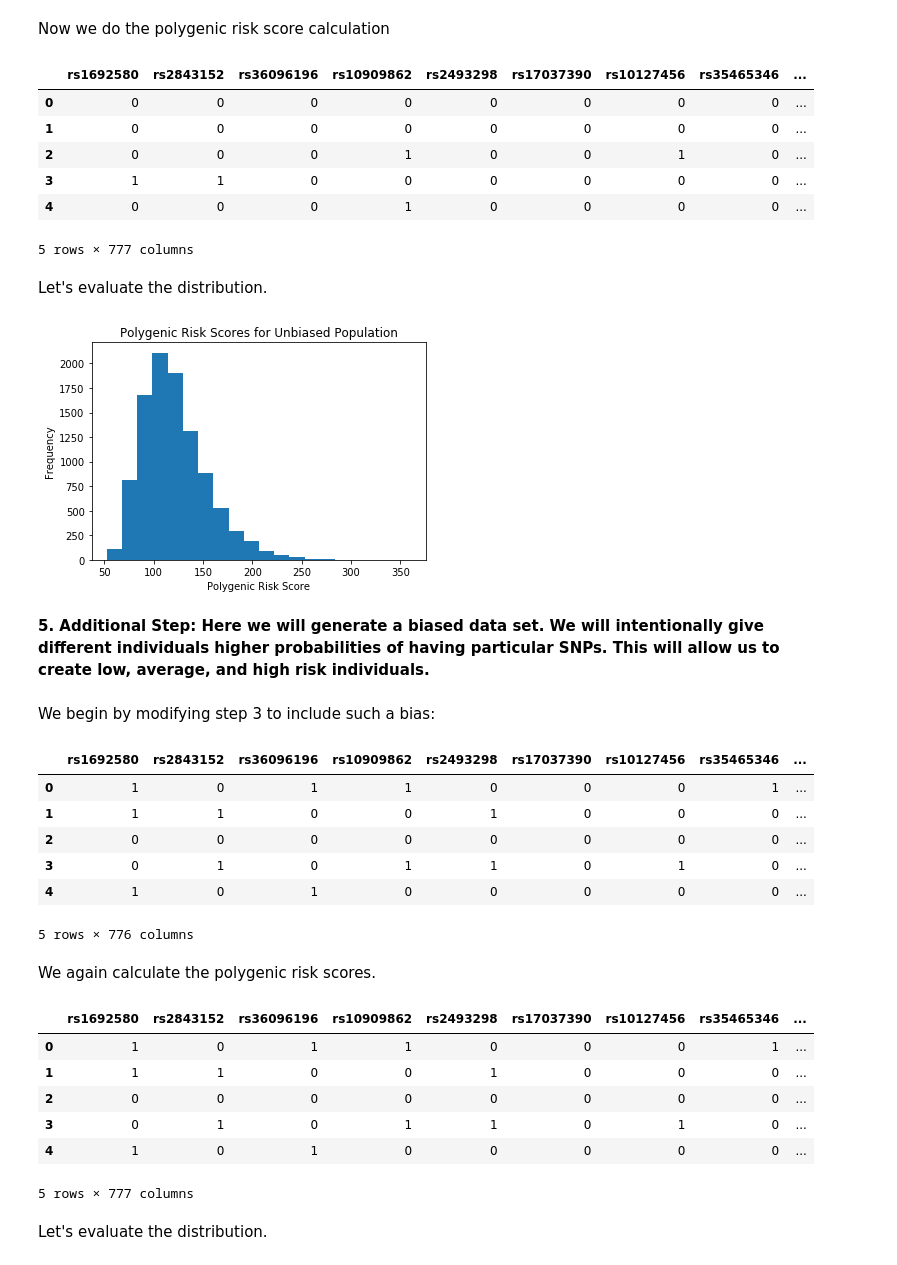
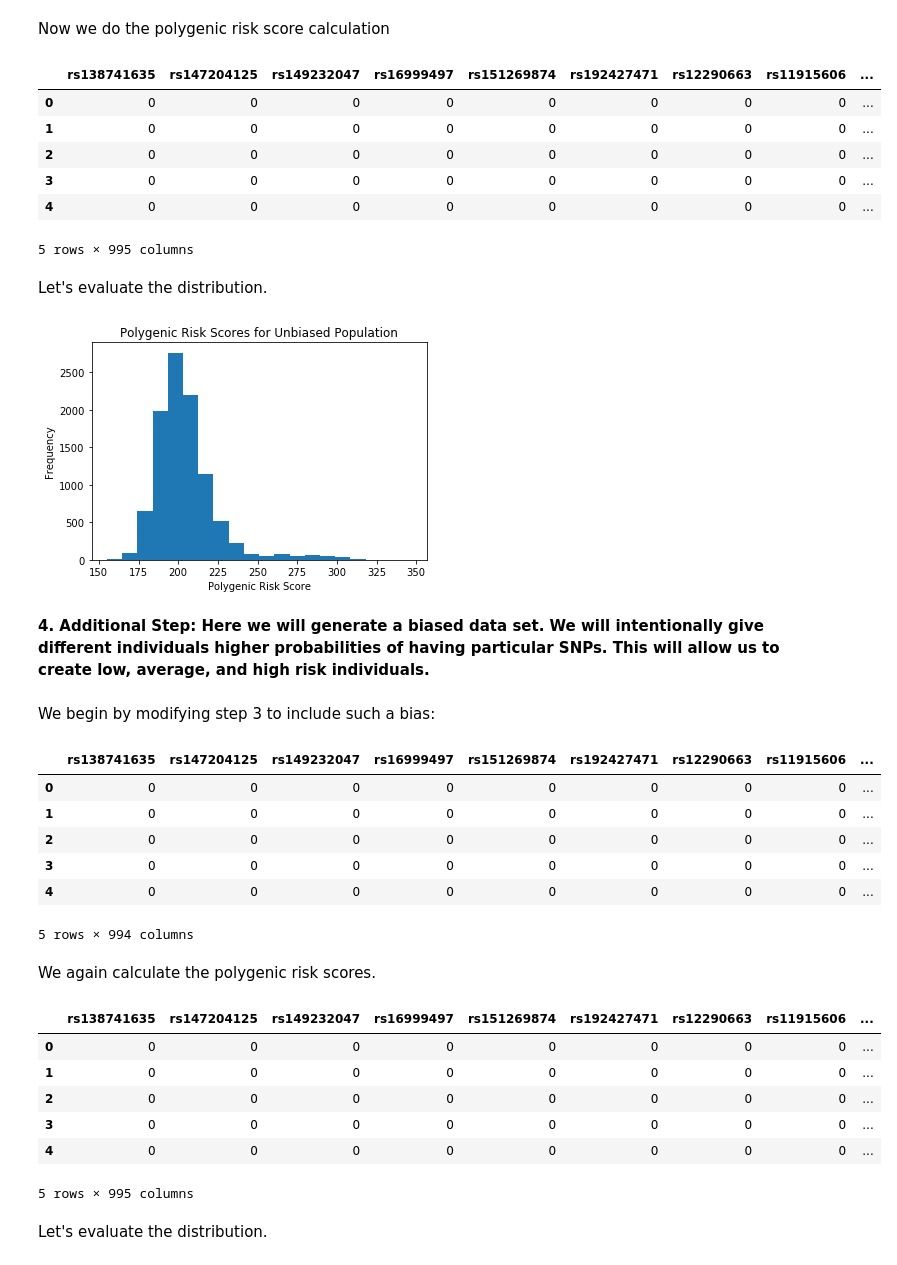
Before and after one commit to esanchez01/PredictingDisease, a Jupyter notebook: notebooks/Simulate_Data.ipynb, the cells around one changed output. Cells and saved outputs as stored; diff of their text form; code cells hidden in the pictures.

```diff
--- a/notebooks/Simulate_Data.ipynb
+++ b/notebooks/Simulate_Data.ipynb
@@ -11,7 +11,8 @@ Do to the fact that we were unable to acquire real individual-level SNP data wit
 # %% [markdown]
 **1. Let's begin by loading in a GWAS data set which was acquired from the GWAS Catalog (https://www.ebi.ac.uk/gwas/efotraits/EFO_0001645).**
 # %%
-coronary_heart = pd.read_csv('../testdata/gwas/gwas_simulate.tsv', sep="\t")
+coronary_heart = pd.read_csv('../testdata/gwas/gwas_simulate.csv')
 
 # Cleaning to include only SNPs with beta values
-coronary_heart = coronary_heart.dropna(subset=['OR or BETA'], axis=0)
+coronary_heart = coronary_heart.dropna(subset=['beta', 'effect_allele_frequency'], axis=0)
+coronary_heart = coronary_heart.drop_duplicates()
@@ -59,11 +23,11 @@ indiv_rows = []
 
 N = 10000
 for _ in range(N):
-    has_snps = (maf['Minor Allele Global Frequency']
+    has_snps = (coronary_heart['effect_allele_frequency']
                 .apply(lambda x: np.random.choice(a=[0,1], p=[1-x, x])))
     indiv_rows.append(has_snps.values)
 
-simulated_df = pd.DataFrame(indiv_rows, columns=maf['Variation ID'])
+simulated_df = pd.DataFrame(indiv_rows, columns=coronary_heart['variant_id'])
 simulated_df.columns.name = ''
 simulated_df.head()
 # %% [output]
@@ -85,7 +49,7 @@ Where $\beta_j$ is the beta score (weight) for the $j^{th}$ SNP, $SNP_{ij}$ is a
 # %% [markdown]
 These beta values are provided to us through the GWAS file loaded above. Let's sort them in the right order so that we can efficiently generate polygenic risk scores using some matrix algebra:
 # %%
-beta_dict = coronary_heart.set_index('SNPS')['OR or BETA'].to_dict()
+beta_dict = coronary_heart.set_index('variant_id')['beta'].to_dict()
 beta_values = np.array([beta_dict.get(x) for x in simulated_df.columns])
 # %% [markdown]
 Now we do the polygenic risk score calculation
@@ -94,13 +58,13 @@ prs = simulated_df.apply(lambda x: (x*beta_values).sum(), axis=1)
 simulated_df['PRS'] = prs
 simulated_df.head()
 # %% [output]
-|  | rs1692580 | rs2843152 | rs36096196 | rs10909862 | rs2493298 | rs17037390 | rs10127456 | rs35465346 | ... |
+|  | rs138741635 | rs147204125 | rs149232047 | rs16999497 | rs151269874 | rs192427471 | rs12290663 | rs11915606 | ... |
 | 0 | 0 | 0 | 0 | 0 | 0 | 0 | 0 | 0 | ... |
 | 1 | 0 | 0 | 0 | 0 | 0 | 0 | 0 | 0 | ... |
-| 2 | 0 | 0 | 0 | 1 | 0 | 0 | 1 | 0 | ... |
-| 3 | 1 | 1 | 0 | 0 | 0 | 0 | 0 | 0 | ... |
-| 4 | 0 | 0 | 0 | 1 | 0 | 0 | 0 | 0 | ... |
+| 2 | 0 | 0 | 0 | 0 | 0 | 0 | 0 | 0 | ... |
+| 3 | 0 | 0 | 0 | 0 | 0 | 0 | 0 | 0 | ... |
+| 4 | 0 | 0 | 0 | 0 | 0 | 0 | 0 | 0 | ... |
-5 rows × 777 columns
+5 rows × 995 columns
 # %% [markdown]
 Let's evaluate the distribution.
 # %%
@@ -109,49 +73,48 @@ plt.title('Polygenic Risk Scores for Unbiased Population')
 plt.xlabel('Polygenic Risk Score')
 plt.ylabel('Frequency');
 # %% [output]
-[figure, old version]
+[figure, new version]
 # %% [markdown]
-**5. Additional Step: Here we will generate a biased data set. We will intentionally give different individuals higher probabilities of having particular SNPs. This will allow us to create low, average, and high risk individuals.**
+**4. Additional Step: Here we will generate a biased data set. We will intentionally give different individuals higher probabilities of having particular SNPs. This will allow us to create low, average, and high risk individuals.**
 # %% [markdown]
 We begin by modifying step 3 to include such a bias:
 # %%
 # Creating labels that will be associated with disease risk
 # 0=Low   1=Mid   2=High
 risk_labels = [0, 1, 2]
 
 # Define the probability of being a label
 # Low=55%   Mid=30%   High=15%
-risk_prob = [.55, .3, .15]
+risk_prob = [.6, .3, .1]
 
-# Defining values to increase probability of having SNP
-# Low=0%   Mid=50%   High=100%
-risk_bias = [1, 1.5, 2]
+# Defining values to scale probability of having SNP
+risk_bias = [.3, .6, 1]
 
 indiv_rows_bias = []
 indiv_class = []
 
 N = 10000
 for _ in range(N):
     label = np.random.choice(a=risk_labels, p=risk_prob)
     bias = risk_bias[label]
 
-    has_snps = (maf['Minor Allele Global Frequency']
+    has_snps = (coronary_heart['effect_allele_frequency']
                 .apply(lambda x: np.random.choice(a=[0,1], p=[1-(x*bias), (x*bias)])))
     indiv_rows_bias.append(has_snps.values)
     indiv_class.append(label)
 
 
-simulated_bias_df = pd.DataFrame(indiv_rows_bias, columns=maf['Variation ID'])
+simulated_bias_df = pd.DataFrame(indiv_rows_bias, columns=coronary_heart['variant_id'])
 simulated_bias_df.columns.name = ''
 simulated_bias_df.head()
 # %% [output]
-|  | rs1692580 | rs2843152 | rs36096196 | rs10909862 | rs2493298 | rs17037390 | rs10127456 | rs35465346 | ... |
-| 0 | 1 | 0 | 1 | 1 | 0 | 0 | 0 | 1 | ... |
-| 1 | 1 | 1 | 0 | 0 | 1 | 0 | 0 | 0 | ... |
+|  | rs138741635 | rs147204125 | rs149232047 | rs16999497 | rs151269874 | rs192427471 | rs12290663 | rs11915606 | ... |
+| 0 | 0 | 0 | 0 | 0 | 0 | 0 | 0 | 0 | ... |
+| 1 | 0 | 0 | 0 | 0 | 0 | 0 | 0 | 0 | ... |
 | 2 | 0 | 0 | 0 | 0 | 0 | 0 | 0 | 0 | ... |
-| 3 | 0 | 1 | 0 | 1 | 1 | 0 | 1 | 0 | ... |
-| 4 | 1 | 0 | 1 | 0 | 0 | 0 | 0 | 0 | ... |
+| 3 | 0 | 0 | 0 | 0 | 0 | 0 | 0 | 0 | ... |
+| 4 | 0 | 0 | 0 | 0 | 0 | 0 | 0 | 0 | ... |
-5 rows × 776 columns
+5 rows × 994 columns
 # %% [markdown]
 We again calculate the polygenic risk scores.
 # %%
@@ -159,13 +122,13 @@ prs2 = simulated_bias_df.apply(lambda x: (x*beta_values).sum(), axis=1)
 simulated_bias_df['PRS'] = prs2
 simulated_bias_df.head()
 # %% [output]
-|  | rs1692580 | rs2843152 | rs36096196 | rs10909862 | rs2493298 | rs17037390 | rs10127456 | rs35465346 | ... |
-| 0 | 1 | 0 | 1 | 1 | 0 | 0 | 0 | 1 | ... |
-| 1 | 1 | 1 | 0 | 0 | 1 | 0 | 0 | 0 | ... |
+|  | rs138741635 | rs147204125 | rs149232047 | rs16999497 | rs151269874 | rs192427471 | rs12290663 | rs11915606 | ... |
+| 0 | 0 | 0 | 0 | 0 | 0 | 0 | 0 | 0 | ... |
+| 1 | 0 | 0 | 0 | 0 | 0 | 0 | 0 | 0 | ... |
 | 2 | 0 | 0 | 0 | 0 | 0 | 0 | 0 | 0 | ... |
-| 3 | 0 | 1 | 0 | 1 | 1 | 0 | 1 | 0 | ... |
-| 4 | 1 | 0 | 1 | 0 | 0 | 0 | 0 | 0 | ... |
+| 3 | 0 | 0 | 0 | 0 | 0 | 0 | 0 | 0 | ... |
+| 4 | 0 | 0 | 0 | 0 | 0 | 0 | 0 | 0 | ... |
-5 rows × 777 columns
+5 rows × 995 columns
 # %% [markdown]
 Let's evaluate the distribution.
 # %%
```
Also changed, not shown: parts of 10 cells of this notebook, 23 other files.
